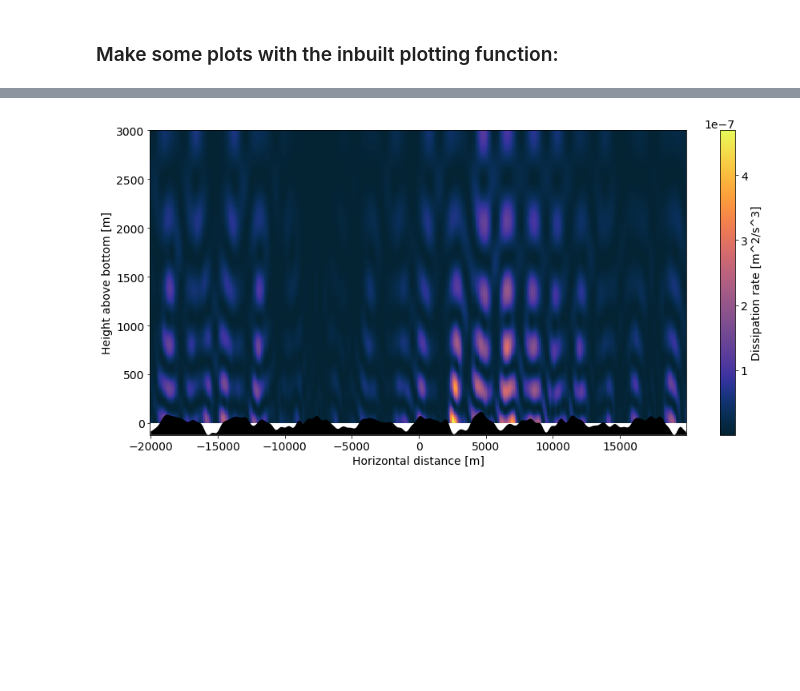
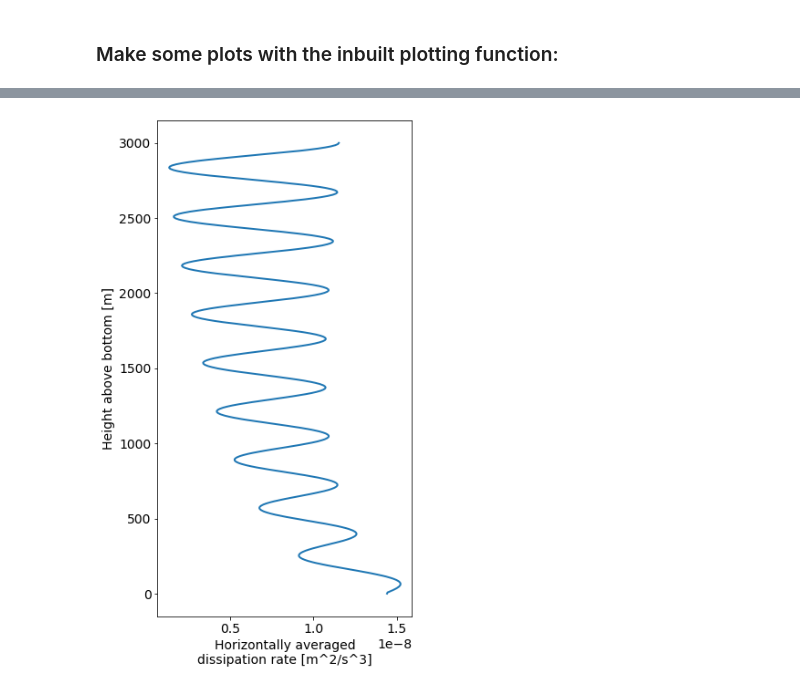
Before and after one commit to loisbaker/lee-wave-solver, a Jupyter notebook: lee_wave_solver.ipynb, the cells around one changed output, grey strips where cells are left out. Drawn from its saved outputs; the diff is of its cells as text; code cells hidden in the pictures; blank space fills up the shorter version.

```diff
--- a/lee_wave_solver.ipynb
+++ b/lee_wave_solver.ipynb
@@ -24,0 +11,15 @@ solver.set_mean_stratification(N_type='Linear', N_0=0.001, N_H=0.001)
+# %%
+# Initialise the solver with some grid dimensions:
+solver = LeeWaveSolver(nx=400, nz=401)
+
+# Next, set the topography:
+solver.set_topo(topo_type='GJ98')
+
+# Set the background velocity profile:
+solver.set_mean_velocity(U_type='Linear', U_0=0.1, U_H=0.3)
+
+# Set the background stratification profile:
+solver.set_mean_stratification(N_type='Linear', N_0=0.001, N_H=0.003)
+
+# Visualize the inputs:
+solver.plot_inputs()
@@ -29,4 +81,4 @@ solver.solve(f=0, open_boundary=False, hydrostatic=False, Ah=1)
 # %%
-solver.plot(solver.diags.diss_rate_2D)
+solver.plot(solver.diags.diss_rate_1D)
 # %% [output]
-[figure, old version]
+[figure, new version]
```
Also changed, not shown: parts of 22 cells of this notebook, 1 other file.
